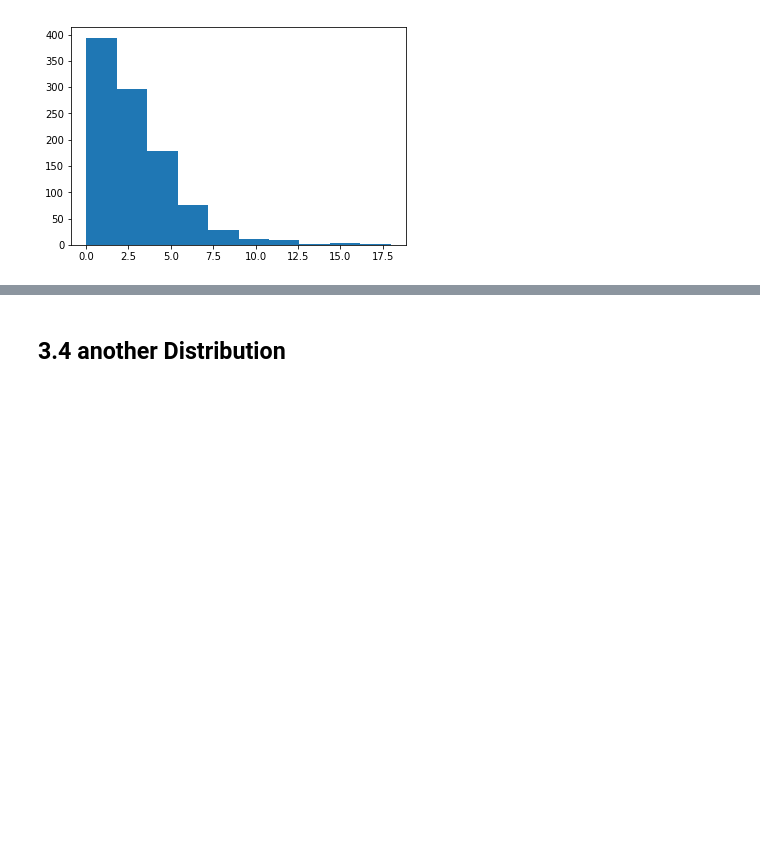
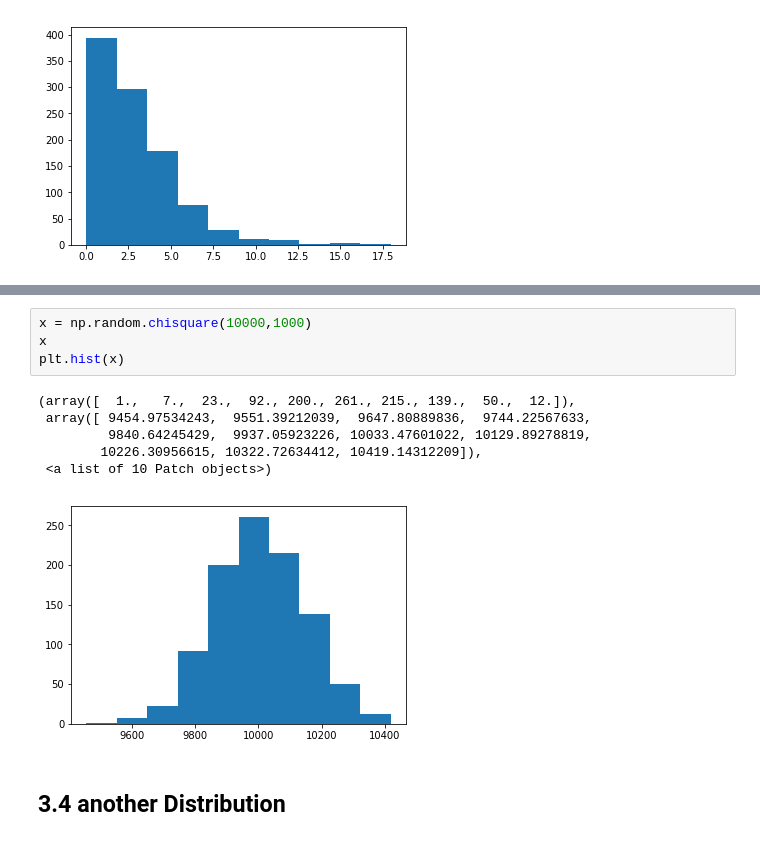
Before and after one commit to fionaoriordan/52465_19_np, a Jupyter notebook: numpy_random.ipynb, the cells around one changed output, grey strips where cells are left out. Saved outputs shown, nothing was run; the diff lists cells and outputs as text; blank space fills up the shorter version.

```diff
--- a/numpy_random.ipynb
+++ b/numpy_random.ipynb
@@ -579,2 +556,13 @@ plt.show()
+# %%
+x = np.random.chisquare(10000,1000)
+x
+plt.hist(x)
+# %% [output]
+(array([  1.,   7.,  23.,  92., 200., 261., 215., 139.,  50.,  12.]),
+ array([ 9454.97534243,  9551.39212039,  9647.80889836,  9744.22567633,
+         9840.64245429,  9937.05923226, 10033.47601022, 10129.89278819,
+        10226.30956615, 10322.72634412, 10419.14312209]),
+ <a list of 10 Patch objects>)
+[figure, added]
 # %% [markdown]
  ## **3.4 another Distribution**
```
Also changed, not shown: parts of 8 cells of this notebook.
